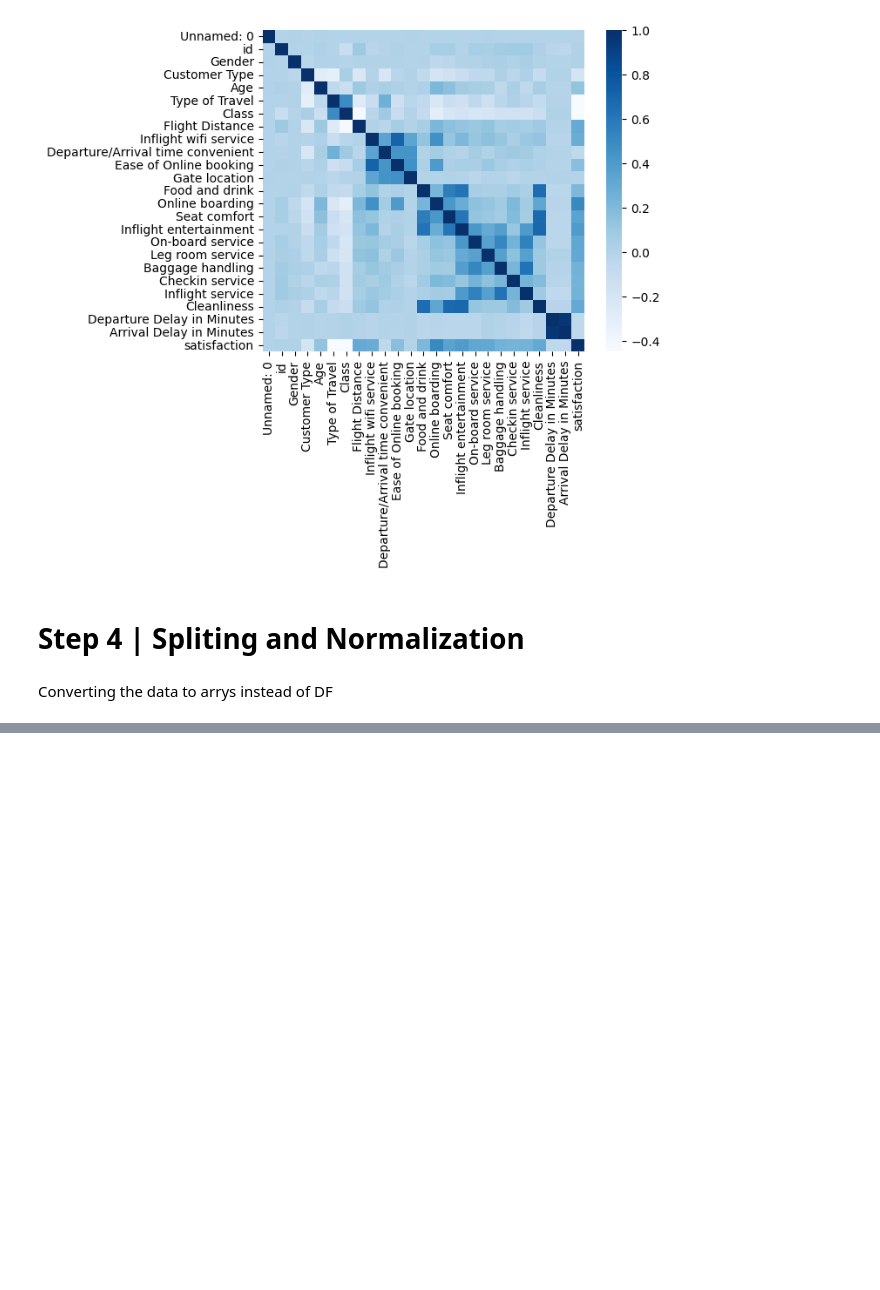
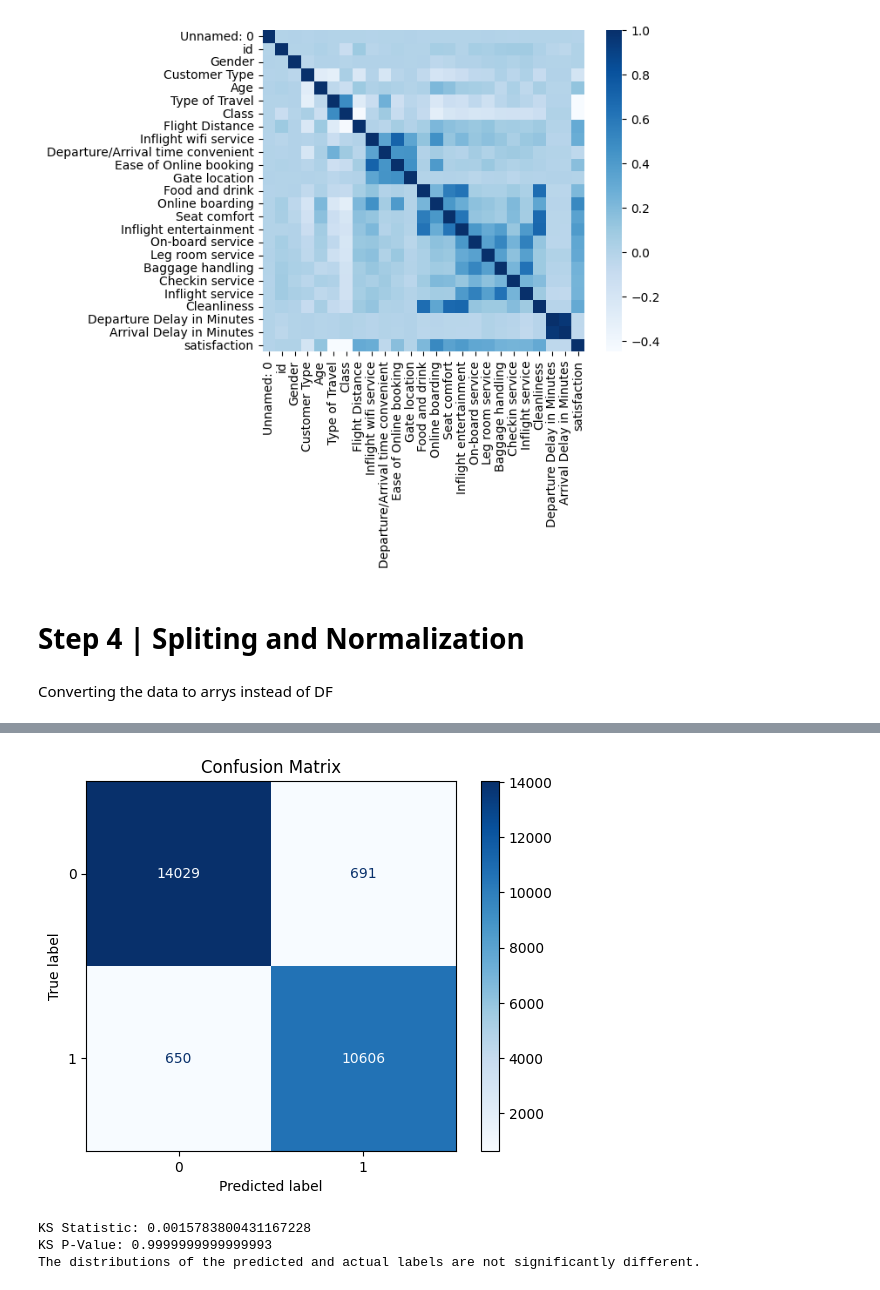
Before and after one commit to CynaraCosta/final-project-if702, a Jupyter notebook: main.ipynb, the cells around one changed output, grey strips where cells are left out. Drawn from its saved outputs; the diff is of its cells as text; code cells hidden in the pictures; blank space fills up the shorter version.

```diff
--- a/main.ipynb
+++ b/main.ipynb
@@ -205,0 +229,7 @@ X_test = scaler.transform(X_test)
+# %%
+y_test_pred = mlp.predict(X_test)
+
+# Evaluate the model on test data
+test_accuracy = accuracy_score(y_test, y_test_pred)
+print(f'Test Accuracy: {test_accuracy * 100:.2f}%')
+print(classification_report(y_test, y_test_pred))
@@ -205,0 +255,37 @@ X_test = scaler.transform(X_test)
+# %%
+from sklearn.metrics import classification_report, accuracy_score, confusion_matrix, ConfusionMatrixDisplay
+
+label_encoders = {}
+for column in ['Gender', 'Customer Type', 'Type of Travel', 'Class', 'satisfaction']:
+    le = LabelEncoder()
+    data[column] = le.fit_transform(data[column])
+    label_encoders[column] = le
+
+
+cm = confusion_matrix(y_test, y_test_pred)
+disp = ConfusionMatrixDisplay(confusion_matrix=cm, display_labels=label_encoders['satisfaction'].classes_)
+
+# Plot confusion matrix
+disp.plot(cmap='Blues')
+plt.title('Confusion Matrix')
+plt.show()
+# %% [output]
+[figure, added]
+# %%
+from scipy.stats import ks_2samp
+
+# Perform the Kolmogorov-Smirnov test
+ks_stat, ks_p_value = ks_2samp(y_test, y_test_pred)
+print(f'KS Statistic: {ks_stat}')
+print(f'KS P-Value: {ks_p_value}')
+
+# Interpretation of the KS test
+alpha = 0.05
+if ks_p_value < alpha:
+    print("The distributions of the predicted and actual labels are significantly different.")
+else:
+    print("The distributions of the predicted and actual labels are not significantly different.")
+# %% [output]
+KS Statistic: 0.0015783800431167228
+KS P-Value: 0.9999999999999993
+The distributions of the predicted and actual labels are not significantly different.
```
Also changed, not shown: parts of 9 cells of this notebook, 1 other file.
